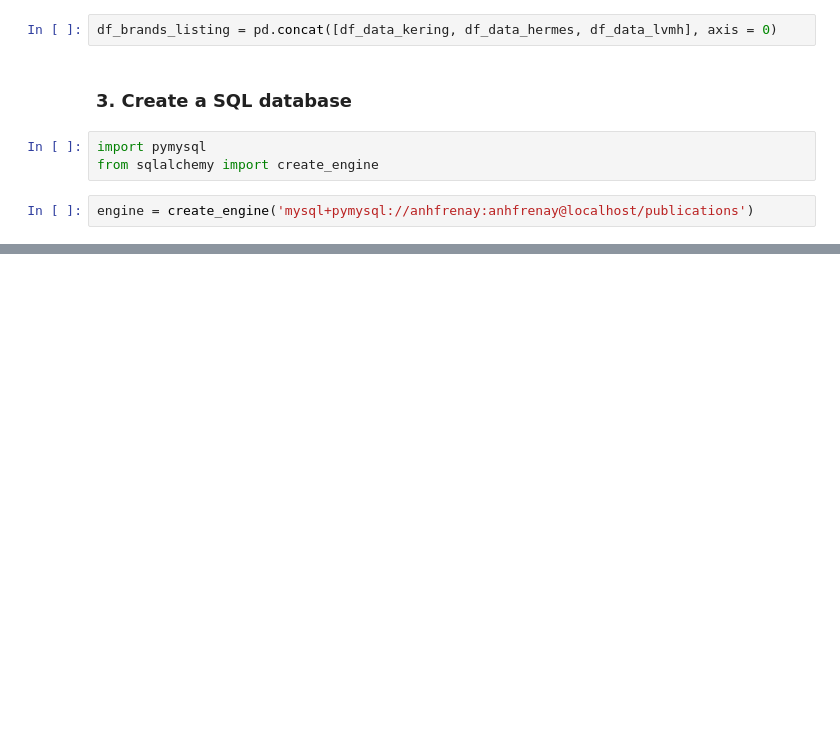
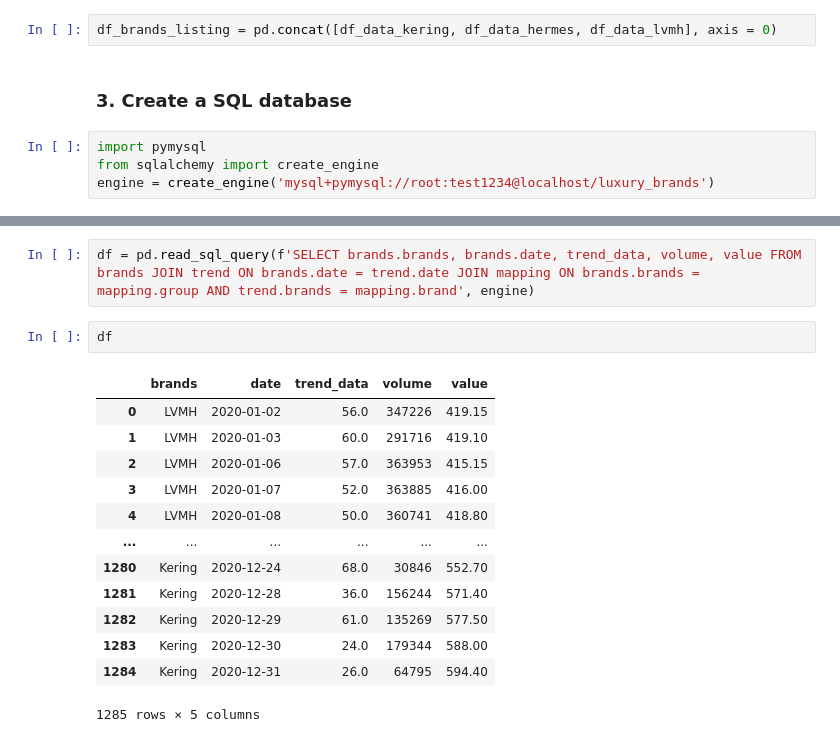
Before and after one commit to Julielebousse/luxury_brand_trends, a Jupyter notebook: Daily trend vs Stock market listing.ipynb, the cells around one changed output, grey strips where cells are left out. Saved outputs shown, nothing was run; the diff lists cells and outputs as text; blank space fills up the shorter version.

```diff
--- a/Daily trend vs Stock market listing.ipynb
+++ b/Daily trend vs Stock market listing.ipynb
@@ -108,5 +126,4 @@ df_brands_listing = pd.concat([df_data_kering, df_data_hermes, df_data_lvmh], ax
 # %%
 import pymysql
 from sqlalchemy import create_engine
+engine = create_engine('mysql+pymysql://root:test1234@localhost/luxury_brands')
-# %%
-engine = create_engine('mysql+pymysql://anhfrenay:anhfrenay@localhost/publications')
@@ -112,0 +154,18 @@ engine = create_engine('mysql+pymysql://anhfrenay:anhfrenay@localhost/publicatio
+# %%
+df = pd.read_sql_query(f'SELECT brands.brands, brands.date, trend_data, volume, value FROM brands JOIN trend ON brands.date = trend.date JOIN mapping ON brands.brands = mapping.group AND trend.brands = mapping.brand', engine)
+# %%
+df
+# %% [output]
+|  | brands | date | trend_data | volume | value |
+| 0 | LVMH | 2020-01-02 | 56.0 | 347226 | 419.15 |
+| 1 | LVMH | 2020-01-03 | 60.0 | 291716 | 419.10 |
+| 2 | LVMH | 2020-01-06 | 57.0 | 363953 | 415.15 |
+| 3 | LVMH | 2020-01-07 | 52.0 | 363885 | 416.00 |
+| 4 | LVMH | 2020-01-08 | 50.0 | 360741 | 418.80 |
+| ... | ... | ... | ... | ... | ... |
+| 1280 | Kering | 2020-12-24 | 68.0 | 30846 | 552.70 |
+| 1281 | Kering | 2020-12-28 | 36.0 | 156244 | 571.40 |
+| 1282 | Kering | 2020-12-29 | 61.0 | 135269 | 577.50 |
+| 1283 | Kering | 2020-12-30 | 24.0 | 179344 | 588.00 |
+| 1284 | Kering | 2020-12-31 | 26.0 | 64795 | 594.40 |
+1285 rows × 5 columns
```
Also changed, not shown: parts of 9 cells of this notebook.
